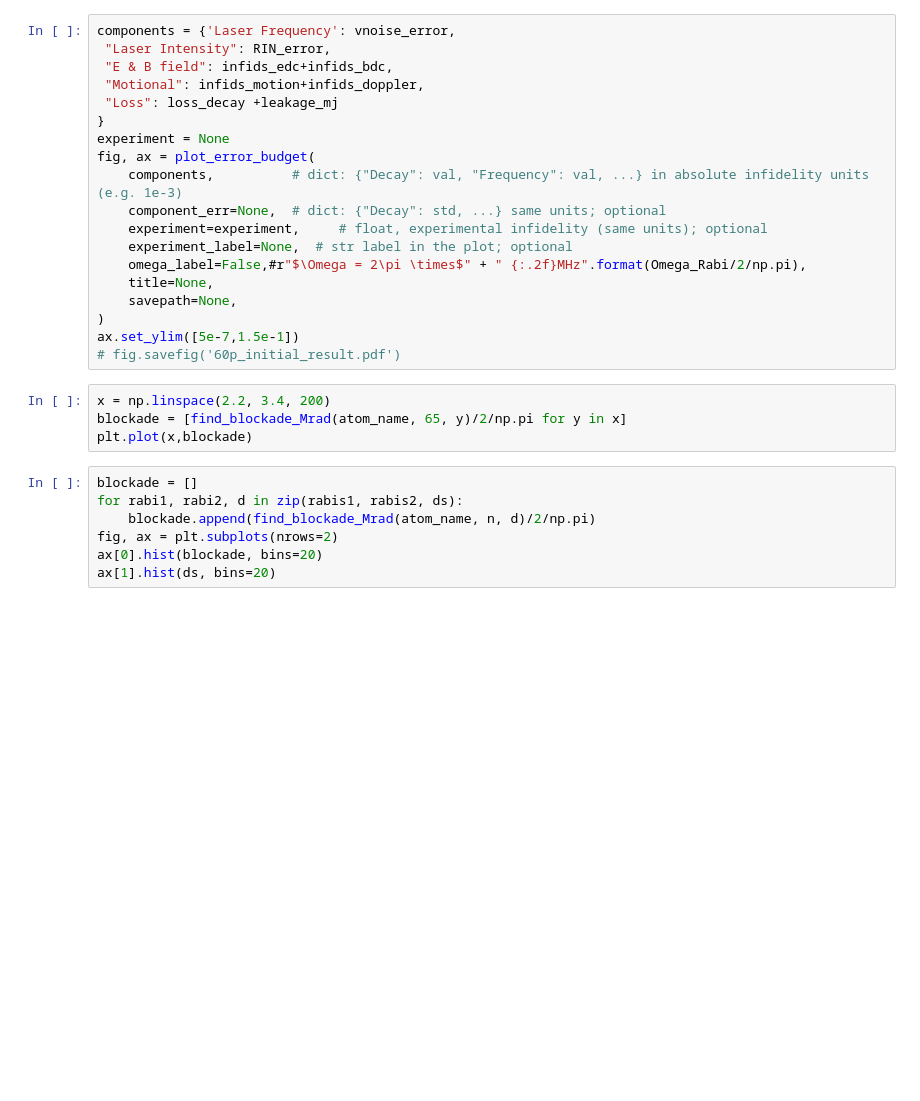
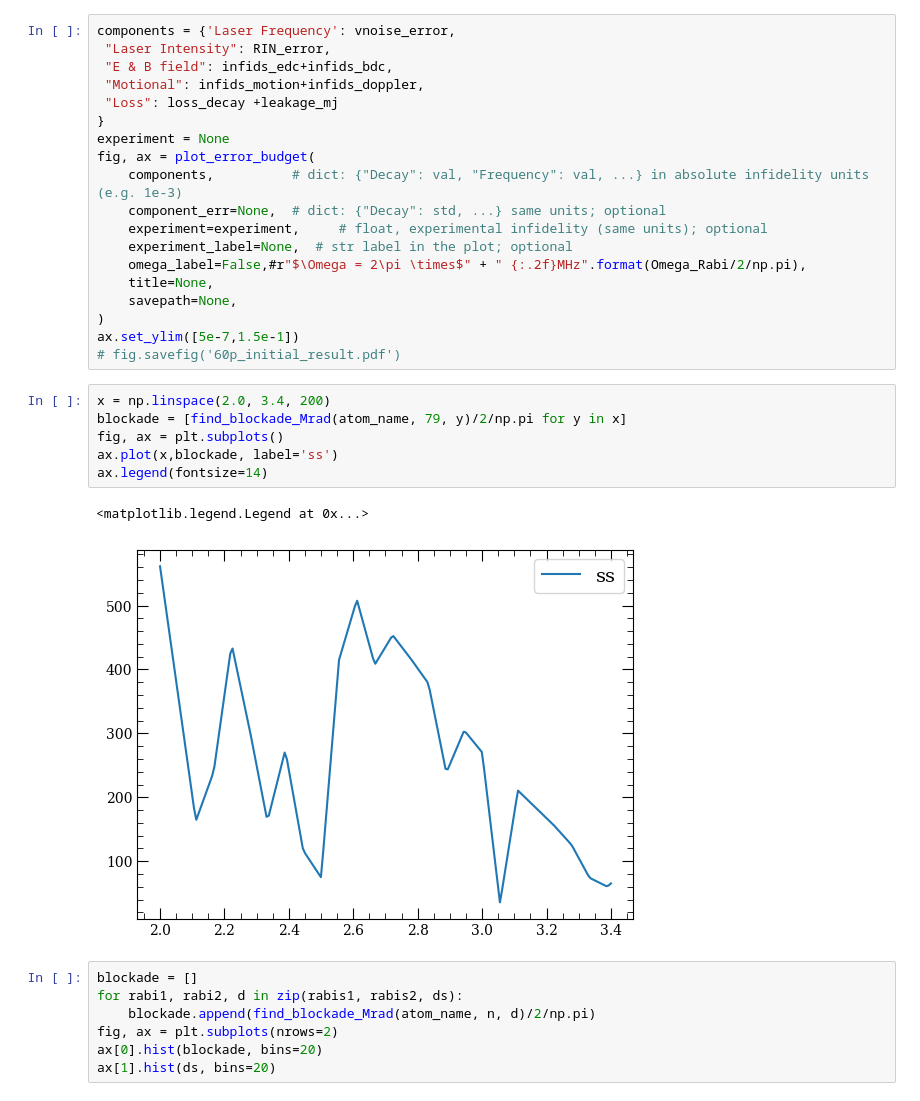
Before and after one commit to Linipun/GateError, a Jupyter notebook: budget.ipynb, the cells around one changed output. Cells and saved outputs as stored; diff of their text form; blank space fills up the shorter version.

```diff
--- a/budget.ipynb
+++ b/budget.ipynb
@@ -376,9 +376,14 @@ fig, ax = plot_error_budget(
 ax.set_ylim([5e-7,1.5e-1])
 # fig.savefig('60p_initial_result.pdf')
 # %%
-x = np.linspace(2.2, 3.4, 200)
-blockade = [find_blockade_Mrad(atom_name, 65, y)/2/np.pi for y in x]
-plt.plot(x,blockade)
+x = np.linspace(2.0, 3.4, 200)
+blockade = [find_blockade_Mrad(atom_name, 79, y)/2/np.pi for y in x]
+fig, ax = plt.subplots()
+ax.plot(x,blockade, label='ss')
+ax.legend(fontsize=14)
+# %% [output]
+<matplotlib.legend.Legend at 0x...>
+[figure, added]
 # %%
 blockade = []
 for rabi1, rabi2, d in zip(rabis1, rabis2, ds):
```
Also changed, not shown: parts of 6 cells of this notebook, 2 other files.
